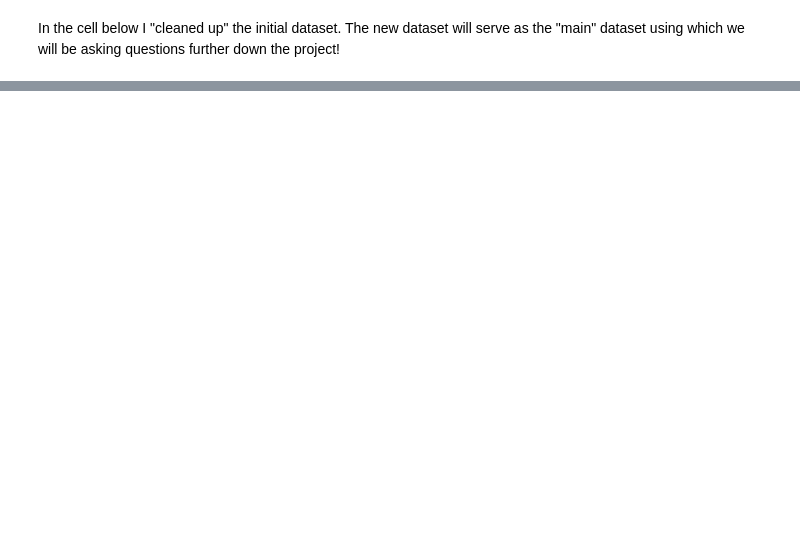
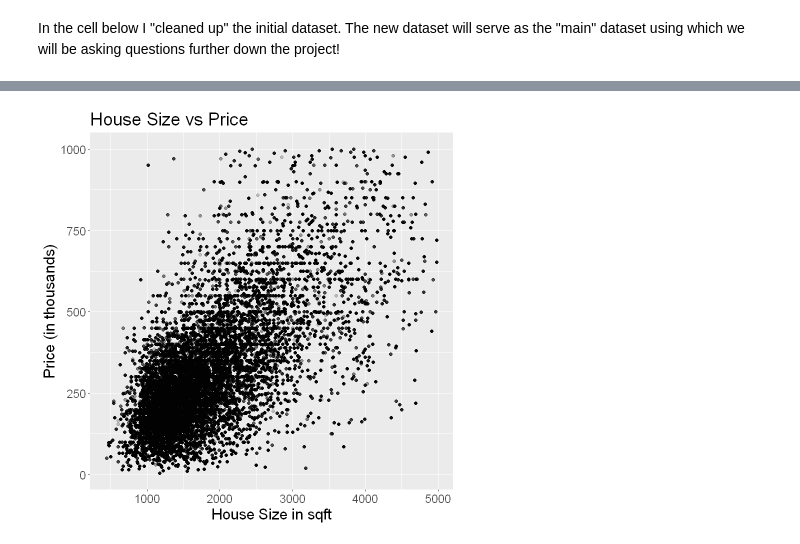
Before and after one commit to grazomarin/real-estate-regression, a Jupyter notebook: main.ipynb, the cells around one changed output, grey strips where cells are left out. Drawn from its saved outputs; the diff is of its cells as text; code cells hidden in the pictures; blank space fills up the shorter version.

```diff
--- a/main.ipynb
+++ b/main.ipynb
@@ -93,0 +89,8 @@ ggplot(washington, aes(y = price, x = bed)) +
+# %%
+real_estate <- real_estate_unfiltered |>
+  na.omit() |>
+  filter(state == "Pennsylvania", prev_sold_date > "2015-01-01", price < 1000000, house_size < 5000, bath <= 6, bed <= 6) |>
+  mutate(price = price / 1000) |>
+  select(bed, bath, house_size, price)
+
+real_estate
@@ -93,0 +121,7 @@ ggplot(washington, aes(y = price, x = bed)) +
+# %%
+real_estate |> ggplot(aes(x = house_size, y = price)) +
+  geom_point(alpha = 0.2) +
+  labs(title = "House Size vs Price", x = "House Size in sqft", y = "Price (in thousands)") +
+  theme(text = element_text(size = 18))
+# %% [output]
+[figure, added]
```
Also changed, not shown: parts of 20 cells of this notebook.
